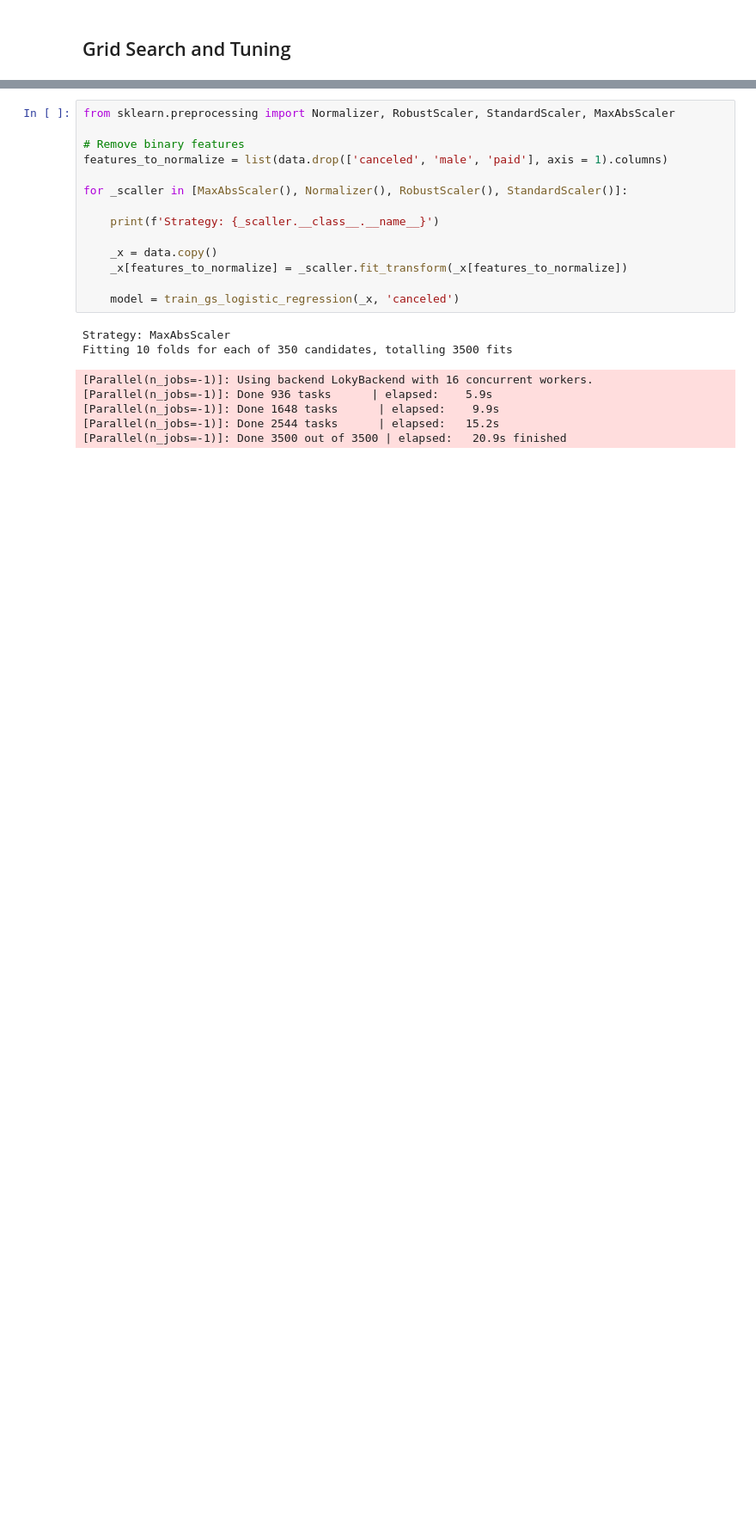
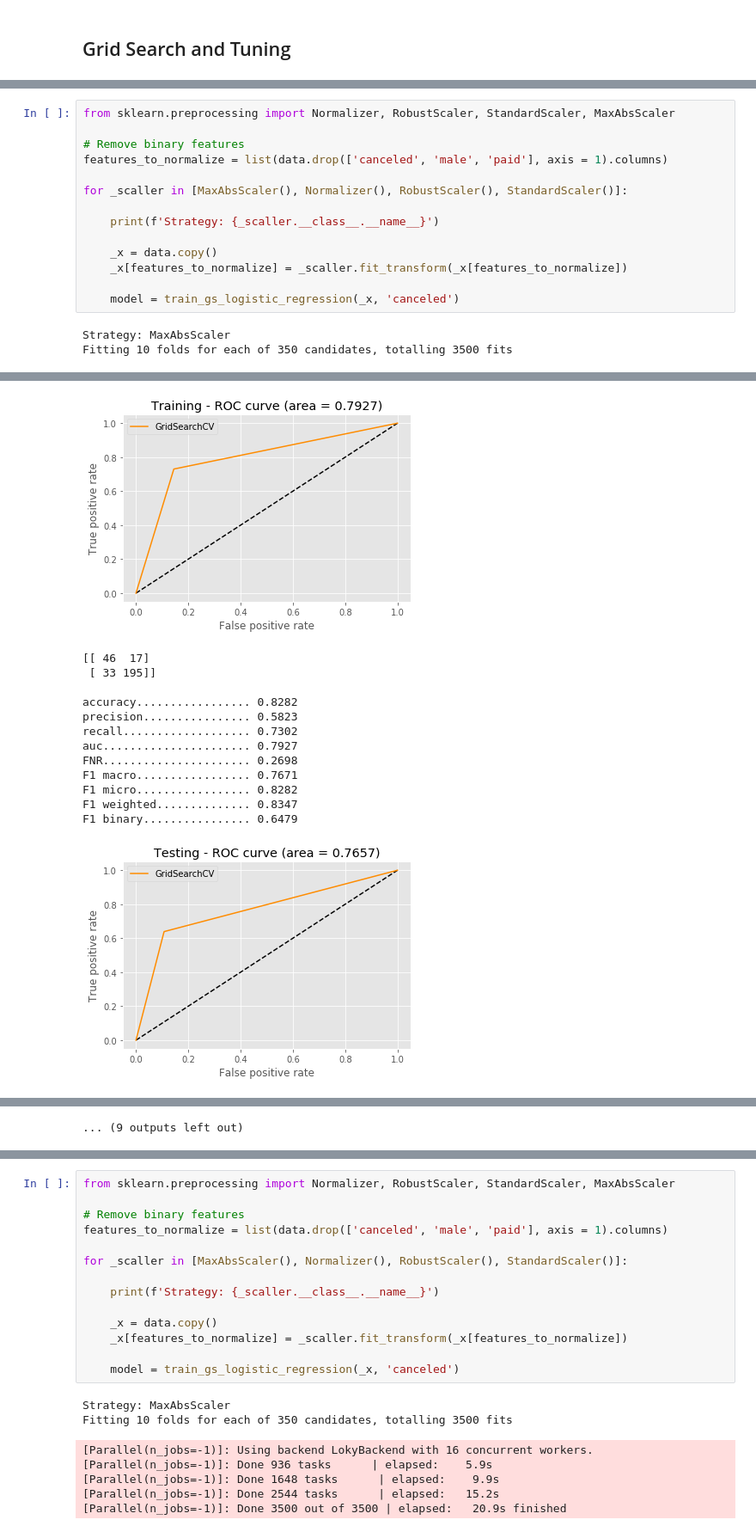
Before and after one commit to brunowdev/sparkify, a Jupyter notebook: Sklearn - Test.ipynb, the cells around one changed output, grey strips where cells are left out. Shown at 86% size. Drawn from its saved outputs; the diff is of its cells as text; blank space fills up the shorter version.

```diff
--- a/Sklearn - Test.ipynb
+++ b/Sklearn - Test.ipynb
@@ -480,0 +865,17 @@ importances.sort_values(by = 'importance', ascending = False)
+# %%
+from sklearn.preprocessing import Normalizer, RobustScaler, StandardScaler, MaxAbsScaler
+
+# Remove binary features
+features_to_normalize = list(data.drop(['canceled', 'male', 'paid'], axis = 1).columns)
+
+for _scaller in [MaxAbsScaler(), Normalizer(), RobustScaler(), StandardScaler()]:
+
+    print(f'Strategy: {_scaller.__class__.__name__}')
+
+    _x = data.copy()
+    _x[features_to_normalize] = _scaller.fit_transform(_x[features_to_normalize])
+
+    model = train_gs_logistic_regression(_x, 'canceled')
+# %% [output]
+Strategy: MaxAbsScaler
+Fitting 10 folds for each of 350 candidates, totalling 3500 fits
@@ -480,0 +889,14 @@ importances.sort_values(by = 'importance', ascending = False)
+[figure, added]
+[[ 46  17]
+ [ 33 195]]
+
+accuracy................. 0.8282
+precision................ 0.5823
+recall................... 0.7302
+auc...................... 0.7927
+FNR...................... 0.2698
+F1 macro................. 0.7671
+F1 micro................. 0.8282
+F1 weighted.............. 0.8347
+F1 binary................ 0.6479
+[figure, added]
@@ -481,3 +955,4 @@ importances.sort_values(by = 'importance', ascending = False)
+... (9 outputs left out)
 # %%
 from sklearn.preprocessing import Normalizer, RobustScaler, StandardScaler, MaxAbsScaler
 
```
Also changed, not shown: parts of 21 cells of this notebook.
